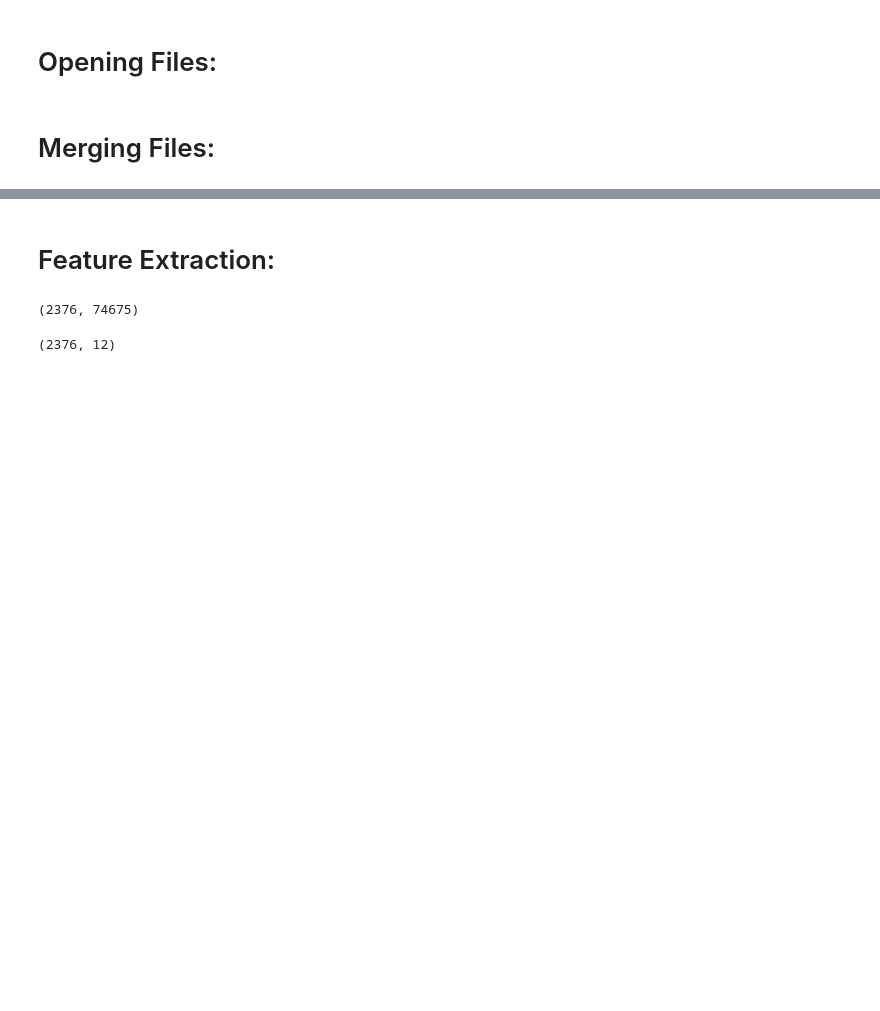
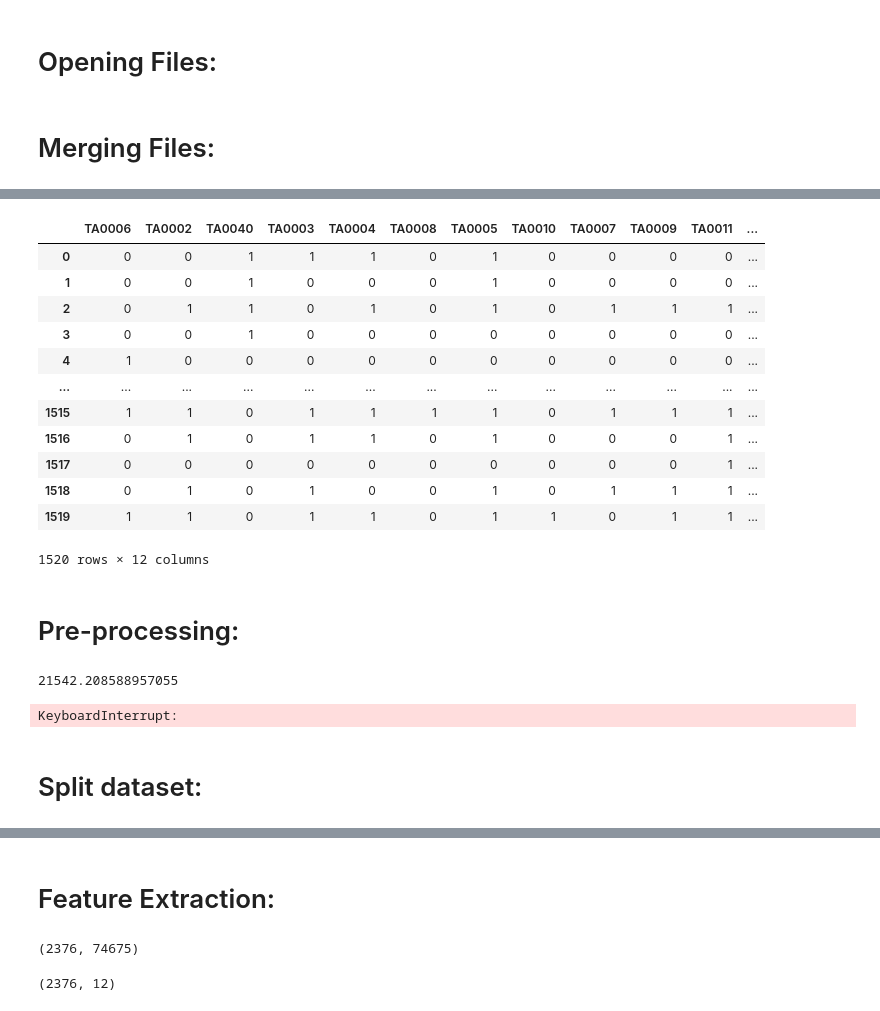
Before and after one commit to livia-glf/Automated-CTI-Analysis, a Jupyter notebook: Notebook/Tactics_ML_Model.ipynb, the cells around one changed output, grey strips where cells are left out. Cells and saved outputs as stored; diff of their text form; code cells hidden in the pictures; blank space fills up the shorter version.

```diff
--- a/Notebook/Tactics_ML_Model.ipynb
+++ b/Notebook/Tactics_ML_Model.ipynb
@@ -58,0 +113,18 @@ X_s = X_s[Y1.sum(axis=1)>0] # all urls who map at least one of the techniques in
+# %%
+Y1
+# %% [output]
+|  | TA0006 | TA0002 | TA0040 | TA0003 | TA0004 | TA0008 | TA0005 | TA0010 | TA0007 | TA0009 | TA0011 | ... |
+| 0 | 0 | 0 | 1 | 1 | 1 | 0 | 1 | 0 | 0 | 0 | 0 | ... |
+| 1 | 0 | 0 | 1 | 0 | 0 | 0 | 1 | 0 | 0 | 0 | 0 | ... |
+| 2 | 0 | 1 | 1 | 0 | 1 | 0 | 1 | 0 | 1 | 1 | 1 | ... |
+| 3 | 0 | 0 | 1 | 0 | 0 | 0 | 0 | 0 | 0 | 0 | 0 | ... |
+| 4 | 1 | 0 | 0 | 0 | 0 | 0 | 0 | 0 | 0 | 0 | 0 | ... |
+| ... | ... | ... | ... | ... | ... | ... | ... | ... | ... | ... | ... | ... |
+| 1515 | 1 | 1 | 0 | 1 | 1 | 1 | 1 | 0 | 1 | 1 | 1 | ... |
+| 1516 | 0 | 1 | 0 | 1 | 1 | 0 | 1 | 0 | 0 | 0 | 1 | ... |
+| 1517 | 0 | 0 | 0 | 0 | 0 | 0 | 0 | 0 | 0 | 0 | 1 | ... |
+| 1518 | 0 | 1 | 0 | 1 | 0 | 0 | 1 | 0 | 1 | 1 | 1 | ... |
+| 1519 | 1 | 1 | 0 | 1 | 1 | 0 | 1 | 1 | 0 | 1 | 1 | ... |
+1520 rows × 12 columns
+# %% [markdown]
+# Pre-processing:
@@ -58,0 +136,4 @@ X_s = X_s[Y1.sum(axis=1)>0] # all urls who map at least one of the techniques in
+# %%
+np.mean(list(map(len, X_r))) # length of text - average 21,542 words
+# %% [output]
+21542.208588957055
@@ -58,0 +142,7 @@ X_s = X_s[Y1.sum(axis=1)>0] # all urls who map at least one of the techniques in
+# %%
+# Lemmatisation:
+
+df = pd.DataFrame({"text": X_r})
+df['lemma'] = df['text'].apply(lambda x: " ".join([y.lemma_ for y in nlp(x)]))
+# %% [output]
+KeyboardInterrupt:
@@ -59 +159,3 @@ X_s = X_s[Y1.sum(axis=1)>0] # all urls who map at least one of the techniques in
+# %% [markdown]
+# Split dataset:
 # %%
```
Also changed, not shown: parts of 44 cells of this notebook.
